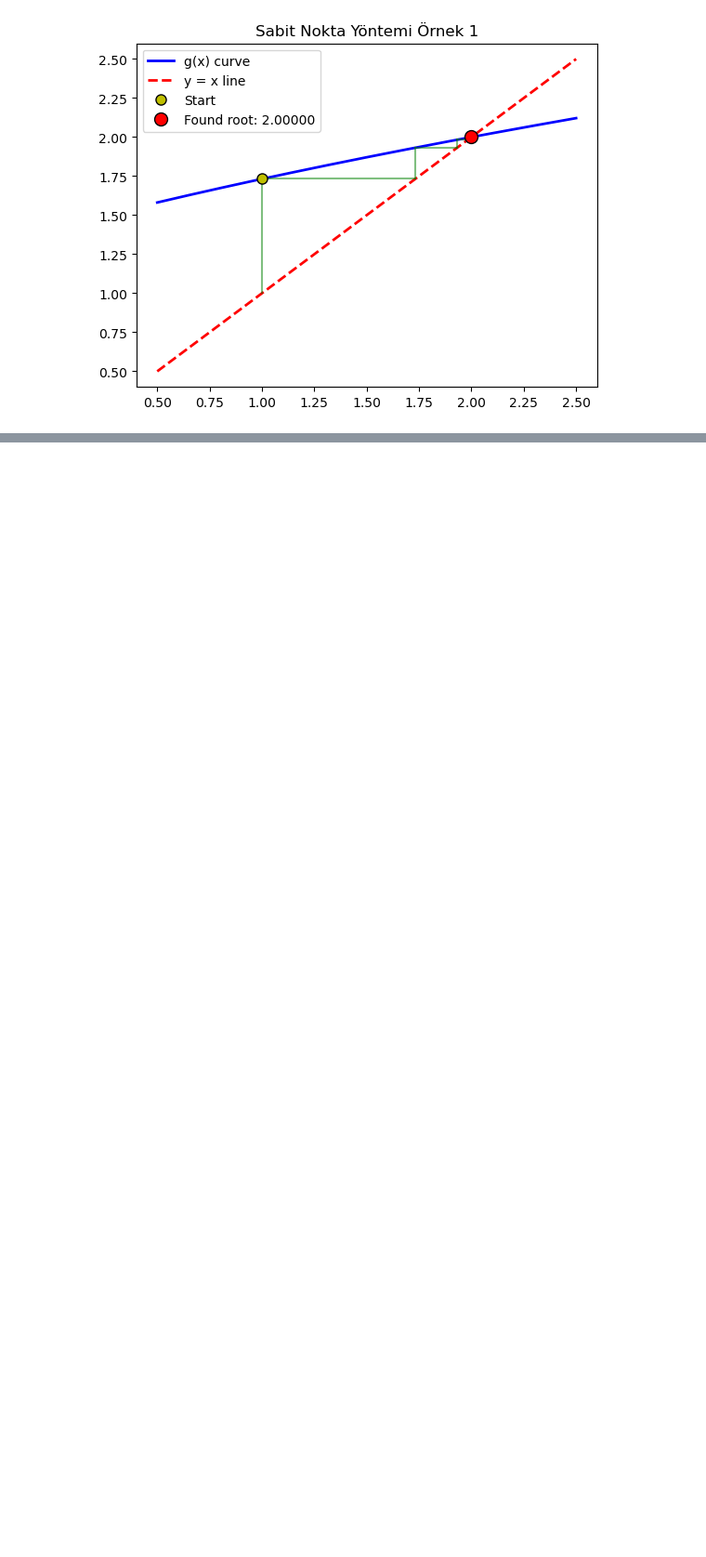
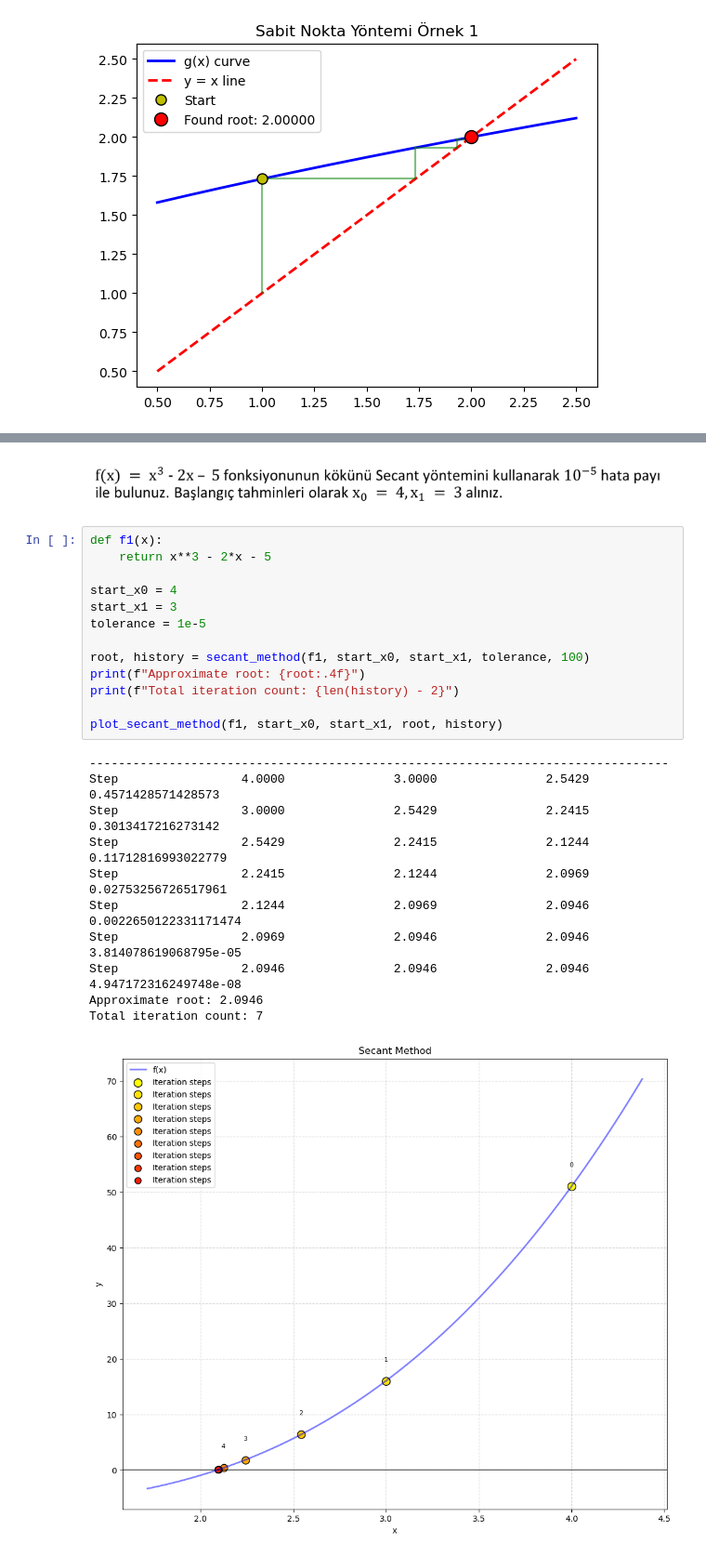
Before and after one commit to merteldem1r/Numerical-Analysis-MATH353, a Jupyter notebook: Root-Finding/Root-Finding-Methods.ipynb, the cells around one changed output, grey strips where cells are left out. Shown: that part at 93% size. Saved outputs shown, nothing was run; the diff lists cells and outputs as text; blank space fills up the shorter version.

Commit message:
secant & newton raphson method adde

```diff
--- a/Root-Finding/Root-Finding-Methods.ipynb
+++ b/Root-Finding/Root-Finding-Methods.ipynb
@@ -243,0 +335,27 @@ Toplam iterasyon :  11
+# %% [markdown]
+![image.png](embedded-picture-1)
+# %%
+def f1(x):
+    return x**3 - 2*x - 5
+
+start_x0 = 4
+start_x1 = 3
+tolerance = 1e-5
+
+root, history = secant_method(f1, start_x0, start_x1, tolerance, 100)
+print(f"Approximate root: {root:.4f}")
+print(f"Total iteration count: {len(history) - 2}")
+
+plot_secant_method(f1, start_x0, start_x1, root, history)
+# %% [output]
+--------------------------------------------------------------------------------
+Step                 4.0000               3.0000               2.5429               0.4571428571428573
+Step                 3.0000               2.5429               2.2415               0.3013417216273142
+Step                 2.5429               2.2415               2.1244               0.11712816993022779
+Step                 2.2415               2.1244               2.0969               0.02753256726517961
+Step                 2.1244               2.0969               2.0946               0.0022650122331171474
+Step                 2.0969               2.0946               2.0946               3.814078619068795e-05
+Step                 2.0946               2.0946               2.0946               4.947172316249748e-08
+Approximate root: 2.0946
+Total iteration count: 7
+[figure, added]
```
Also changed, not shown: parts of 7 cells of this notebook.
